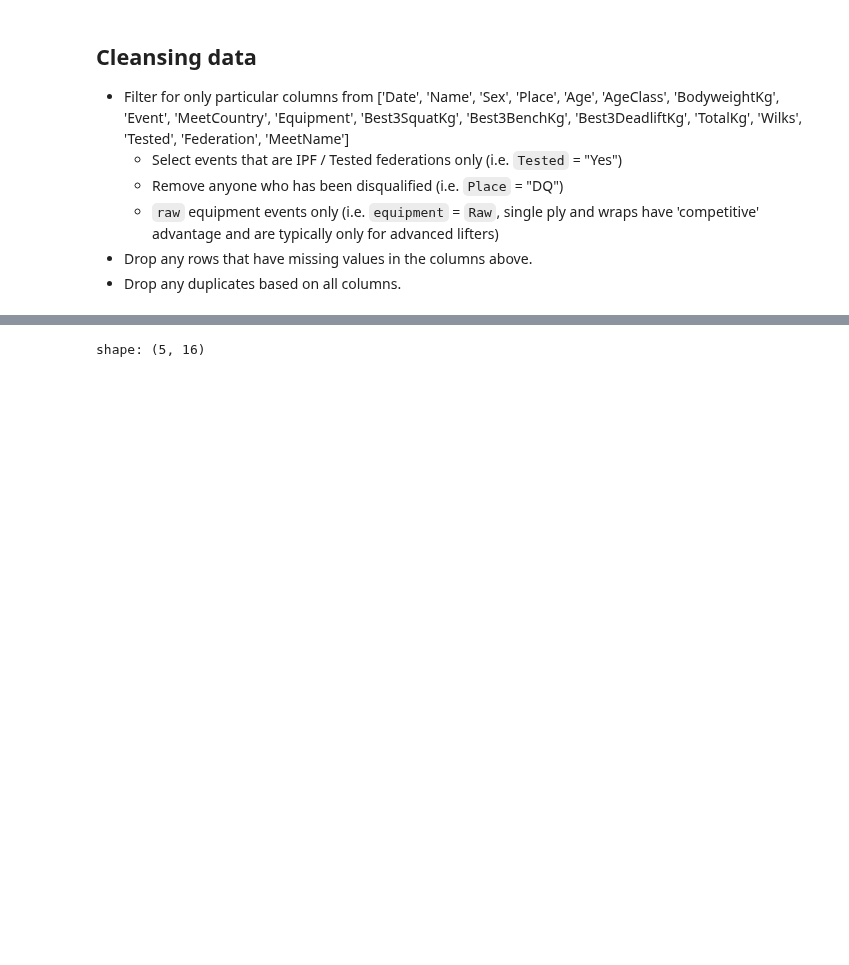
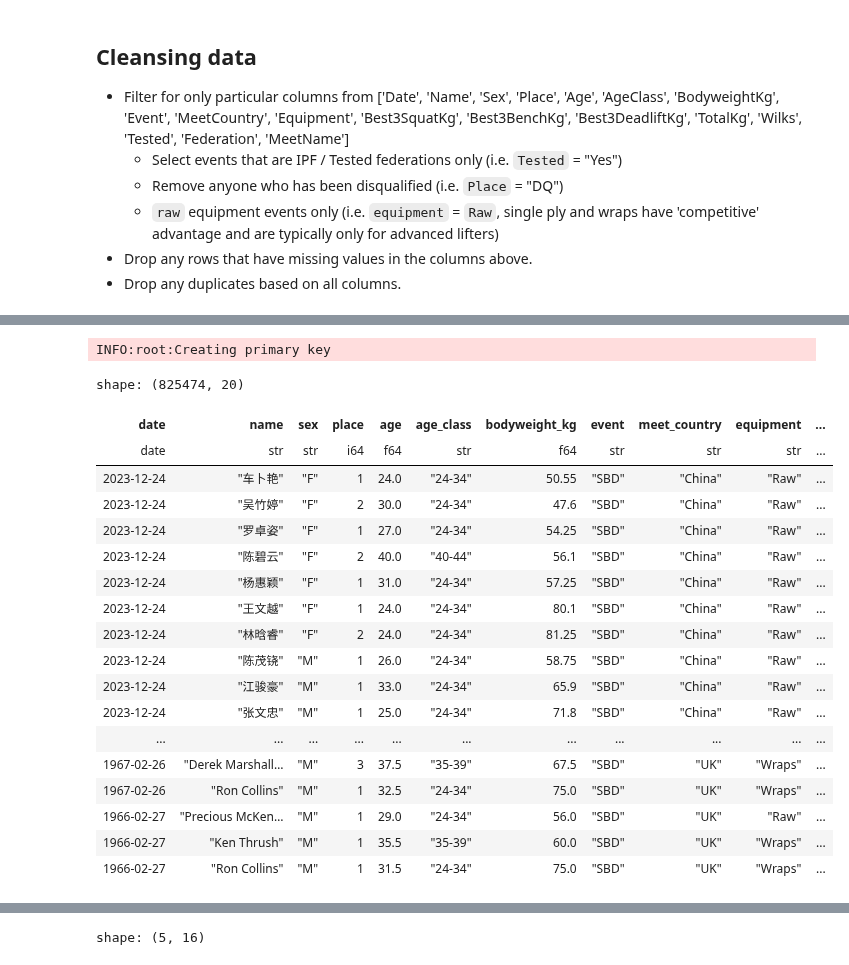
Before and after one commit to namtonthat/powerlifting-ml-progress, a Jupyter notebook: notebooks/etl-polars.ipynb, the cells around one changed output, grey strips where cells are left out. Drawn from its saved outputs; the diff is of its cells as text; code cells hidden in the pictures; blank space fills up the shorter version.

```diff
--- a/notebooks/etl-polars.ipynb
+++ b/notebooks/etl-polars.ipynb
@@ -63,6 +63,80 @@ shape: (5, 18)
 | "2019-05-11" | "Daniil Voronin… | "M" | "1" | 15.5 | "16-17" | 67.4 | "SBD" | "Russia" | "Raw" | ... |
 | "2019-05-11" | "Aleksey Krasov… | "M" | "1" | 35.0 | "35-39" | 66.65 | "SBD" | "Russia" | "Raw" | ... |
 | "2019-05-11" | "Margarita Ples… | "M" | "1" | 26.5 | "24-34" | 72.45 | "SBD" | "Russia" | "Raw" | ... |
+# %%
+import logging
+
+
+logging.basicConfig(level=logging.INFO)
+
+# Filter out rows where the place is not numeric
+filtered_df = (
+    base_df.filter(
+        pl.col("place").apply(lambda x: x.isnumeric(), return_dtype=pl.Boolean)
+    )
+    .drop_nulls()
+    .unique()
+    .sort("date", descending=True)
+)
+
+# Perform type casting in place
+filtered_with_type_df = filtered_df.with_columns(
+    pl.col("date").str.strptime(pl.Date, "%Y-%m-%d").alias("date"),
+    pl.col("place").cast(pl.Int64).alias("place"),
+)
+
+# Create a year of birth to identify lifters
+year_of_birth_df = filtered_with_type_df.with_columns(
+    (pl.col("date").dt.strftime("%Y").cast(pl.Int32) - pl.col("age").cast(pl.Int32))
+    .cast(pl.Utf8)
+    .alias("year_of_birth")
+)
+
+# Primary key column is snake case of name plus year of birth
+# Deduplicate on primary key, date, and meet name
+logging.info("Creating primary key")
+primary_key_df = year_of_birth_df.with_columns(
+    pl.concat_str(
+        [
+            pl.col("name").str.to_lowercase().str.replace(" ", "-"),
+            pl.col("sex"),
+            pl.col("year_of_birth"),
+        ],
+        separator="-",
+    )
+    .alias("primary_key"))
+
+# Find the first country that the powerlifter competed in and assume that is their country of origin
+lifter_country_df = primary_key_df.groupby(["primary_key"]).agg(
+    pl.first("meet_country").alias("origin_country")
+)
+
+# Add the origin country to the primary key dataframe
+# raw_df = primary_key_df.join(year_of_birth_df, on=["primary_key"])
+# %% [output]
+INFO:root:Creating primary key
+# %%
+primary_key_df
+# %% [output]
+shape: (825474, 20)
+| date | name | sex | place | age | age_class | bodyweight_kg | event | meet_country | equipment | ... |
+| date | str | str | i64 | f64 | str | f64 | str | str | str | ... |
+| 2023-12-24 | "车卜艳" | "F" | 1 | 24.0 | "24-34" | 50.55 | "SBD" | "China" | "Raw" | ... |
+| 2023-12-24 | "吴竹婷" | "F" | 2 | 30.0 | "24-34" | 47.6 | "SBD" | "China" | "Raw" | ... |
+| 2023-12-24 | "罗卓姿" | "F" | 1 | 27.0 | "24-34" | 54.25 | "SBD" | "China" | "Raw" | ... |
+| 2023-12-24 | "陈碧云" | "F" | 2 | 40.0 | "40-44" | 56.1 | "SBD" | "China" | "Raw" | ... |
+| 2023-12-24 | "杨惠颖" | "F" | 1 | 31.0 | "24-34" | 57.25 | "SBD" | "China" | "Raw" | ... |
+| 2023-12-24 | "王文越" | "F" | 1 | 24.0 | "24-34" | 80.1 | "SBD" | "China" | "Raw" | ... |
+| 2023-12-24 | "林晗睿" | "F" | 2 | 24.0 | "24-34" | 81.25 | "SBD" | "China" | "Raw" | ... |
+| 2023-12-24 | "陈茂铙" | "M" | 1 | 26.0 | "24-34" | 58.75 | "SBD" | "China" | "Raw" | ... |
+| 2023-12-24 | "江骏豪" | "M" | 1 | 33.0 | "24-34" | 65.9 | "SBD" | "China" | "Raw" | ... |
+| 2023-12-24 | "张文忠" | "M" | 1 | 25.0 | "24-34" | 71.8 | "SBD" | "China" | "Raw" | ... |
+| ... | ... | ... | ... | ... | ... | ... | ... | ... | ... | ... |
+| 1967-02-26 | "Derek Marshall… | "M" | 3 | 37.5 | "35-39" | 67.5 | "SBD" | "UK" | "Wraps" | ... |
+| 1967-02-26 | "Ron Collins" | "M" | 1 | 32.5 | "24-34" | 75.0 | "SBD" | "UK" | "Wraps" | ... |
+| 1966-02-27 | "Precious McKen… | "M" | 1 | 29.0 | "24-34" | 56.0 | "SBD" | "UK" | "Raw" | ... |
+| 1966-02-27 | "Ken Thrush" | "M" | 1 | 35.5 | "35-39" | 60.0 | "SBD" | "UK" | "Wraps" | ... |
+| 1966-02-27 | "Ron Collins" | "M" | 1 | 31.5 | "24-34" | 75.0 | "SBD" | "UK" | "Wraps" | ... |
 # %%
 cleansed_df = (
     base_df.filter((pl.col("event") == "SBD") & (pl.col("tested") == "Yes") & (pl.col("place").apply(lambda x: x.isnumeric(), return_dtype=pl.Boolean)) & (pl.col("equipment") == "Raw"))
```
Also changed, not shown: parts of 4 cells of this notebook, 3 other files.
